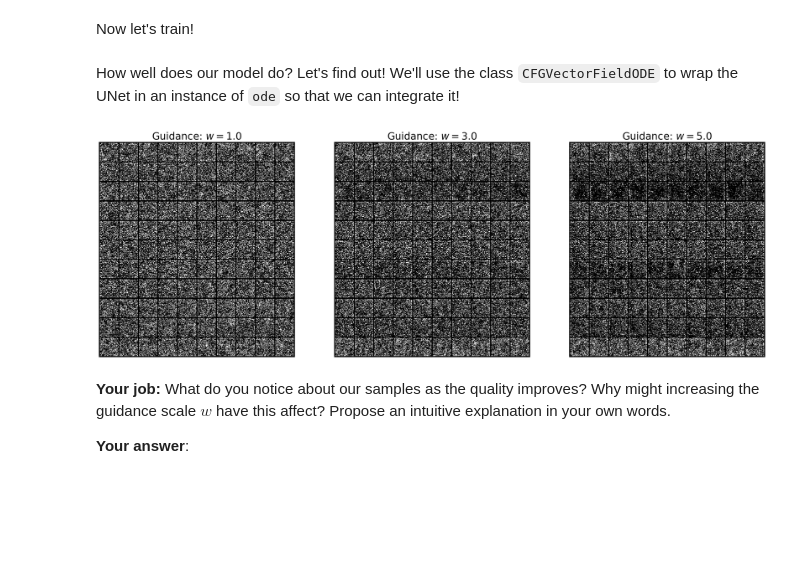
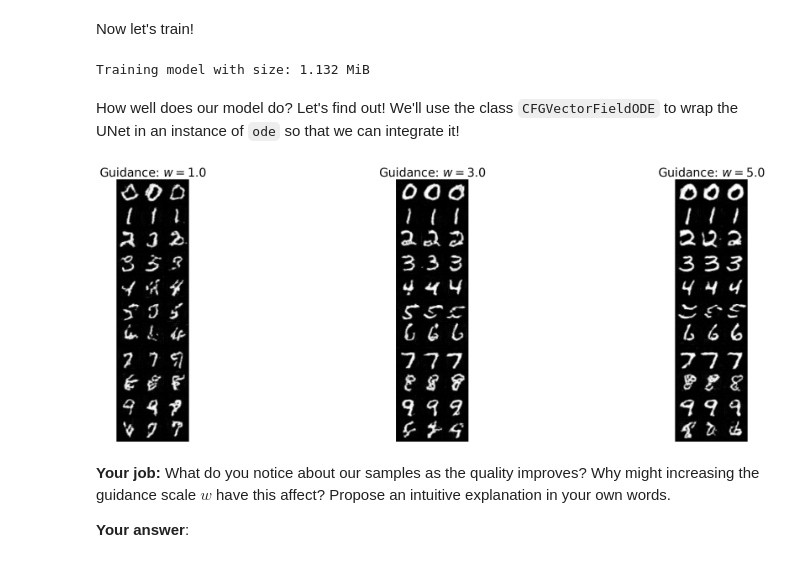
Before and after one commit to chookcurry/flow-matching, a Jupyter notebook: notebooks/lab_three.ipynb, the cells around one changed output. Cells and saved outputs as stored; diff of their text form; code cells hidden in the pictures; blank space fills up the shorter version.

Commit message:
train simple unet

```diff
--- a/notebooks/lab_three.ipynb
+++ b/notebooks/lab_three.ipynb
@@ -139,28 +139,30 @@ Below, we implement the U-Net shown in the diagram above.
 ### Question 3.2: Training a U-Net for Classifier-Free Guidance
 # %% [markdown]
 Now let's train!
+# %%
+# Initialize probability path
+path = GaussianConditionalProbabilityPath(
+    p_data=MNISTSampler(),
+    p_simple_shape=[1, 32, 32],
+    alpha=LinearAlpha(),
+    beta=LinearBeta(),
+).to(device)
+
+# Initialize model
+unet = MNISTUNet(
+    channels=[16, 32, 64],  # [32, 64, 128],
+    num_residual_layers=2,
+    t_embed_dim=8,  # 40,
+    y_embed_dim=8,  # 40,
+)
+
+# Initialize trainer
+trainer = CFGTrainer(path=path, model=unet, eta=0.1)
 # %%
-# Initialize probability path
-path = GaussianConditionalProbabilityPath(
-    p_data=MNISTSampler(),
-    p_simple_shape=[1, 32, 32],
-    alpha=LinearAlpha(),
-    beta=LinearBeta(),
-).to(device)
-
-# Initialize model
-unet = MNISTUNet(
-    channels=[32, 64, 128],
-    num_residual_layers=2,
-    t_embed_dim=40,
-    y_embed_dim=40,
-)
-
-# Initialize trainer
-trainer = CFGTrainer(path=path, model=unet, eta=0.1)
-
 # Train!
 # trainer.train(num_epochs=5000, device=device, lr=1e-3, batch_size=250)
-trainer.train(num_epochs=100, device=device, lr=1e-3, batch_size=250)
+trainer.train(num_epochs=1000, device=device, lr=1e-3, batch_size=32)
+# %% [output]
+Training model with size: 1.132 MiB
 # %% [markdown]
 How well does our model do? Let's find out! We'll use the class `CFGVectorFieldODE` to wrap the UNet in an instance of `ode` so that we can integrate it!
@@ -167,8 +172,8 @@ How well does our model do? Let's find out! We'll use the class `CFGVectorFieldO
 # %%
 # Play with these!
 
-samples_per_class = 10
-num_timesteps = 100
+samples_per_class = 3  # 10
+num_timesteps = 32  # 100
 guidance_scales = [1.0, 3.0, 5.0]
 
 # Graph
@@ -179,34 +184,34 @@ fig, axes = plt.subplots(
 for idx, w in enumerate(guidance_scales):
     # Setup ode and simulator
     ode = CFGVectorFieldODE(unet, guidance_scale=w)
     simulator = EulerSimulator(ode)
 
     # Sample initial conditions
     y = (
         torch.tensor([0, 1, 2, 3, 4, 5, 6, 7, 8, 9, 10], dtype=torch.int64)
         .repeat_interleave(samples_per_class)
         .to(device)
     )
     num_samples = y.shape[0]
     x0, _ = path.p_simple.sample(num_samples)  # (num_samples, 1, 32, 32)
 
     # Simulate
     ts = (
         torch.linspace(0, 1, num_timesteps)
         .view(1, -1, 1, 1, 1)
         .expand(num_samples, -1, 1, 1, 1)
         .to(device)
     )
     x1 = simulator.simulate(x0, ts, y=y)
 
     # Plot
     grid = make_grid(x1, nrow=samples_per_class, normalize=True, value_range=(-1, 1))
     axes[idx].imshow(grid.permute(1, 2, 0).cpu(), cmap="gray")
     axes[idx].axis("off")
     axes[idx].set_title(f"Guidance: $w={w:.1f}$", fontsize=25)
 plt.show()
 # %% [output]
-[figure, old version]
+[figure, new version]
 # %% [markdown]
 **Your job:** What do you notice about our samples as the quality improves? Why might increasing the guidance scale $w$ have this affect? Propose an intuitive explanation in your own words.
 
```
Also changed, not shown: parts of 2 cells of this notebook, 5 other files.
